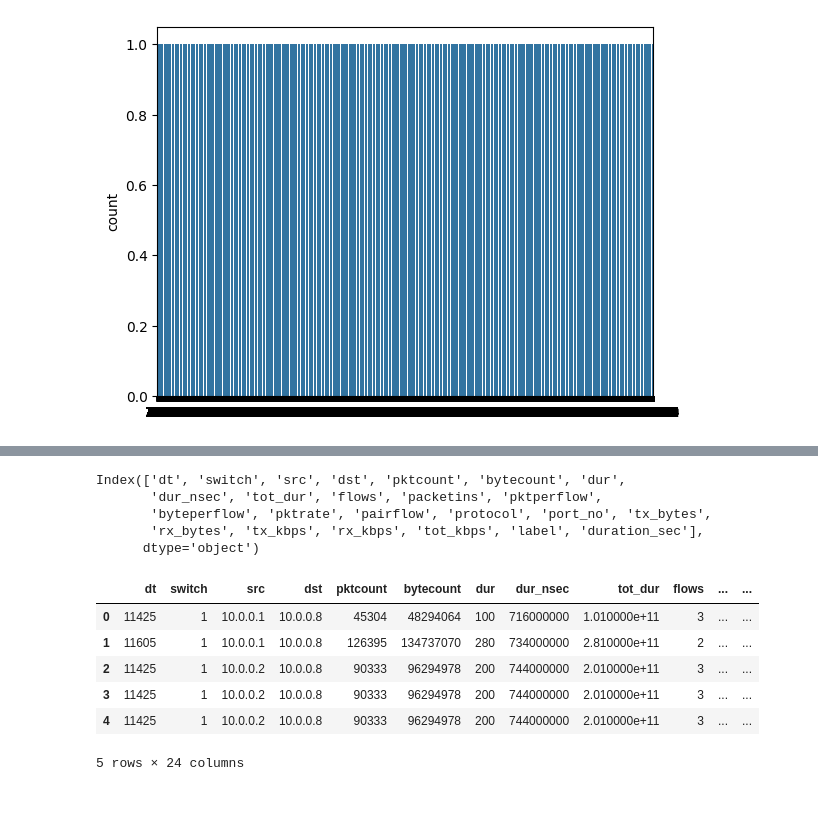
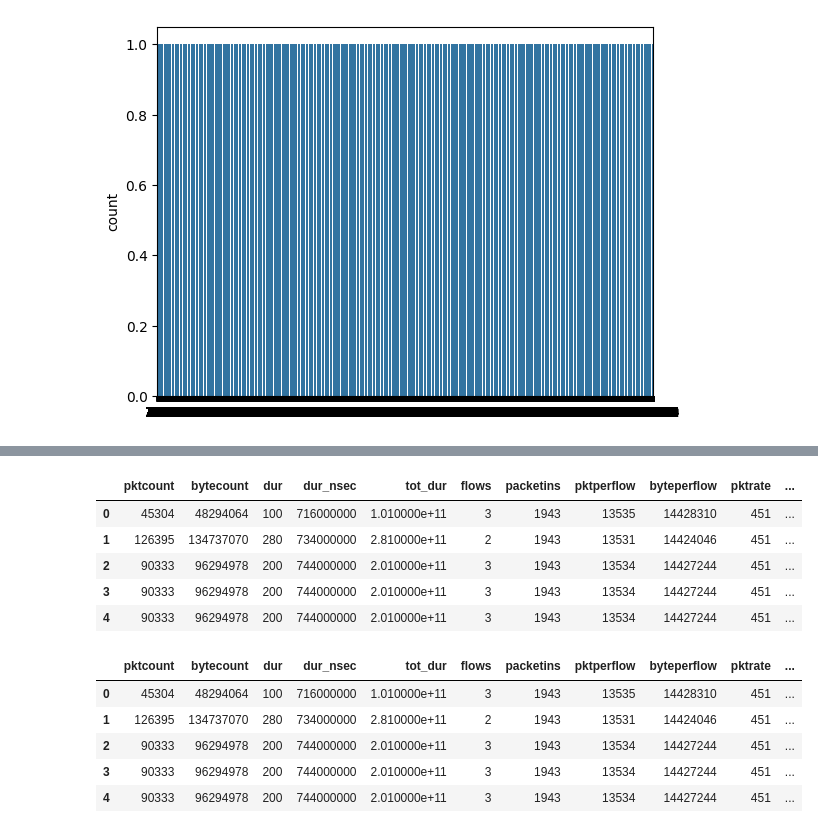
Before and after one commit to DatNguyenPT/sdn-ids, a Jupyter notebook: DDoS_SDN by Aiken Kazin/data.ipynb, the cells around one changed output, grey strips where cells are left out. Cells and saved outputs as stored; diff of their text form; code cells hidden in the pictures; blank space fills up the shorter version.

```diff
--- a/DDoS_SDN by Aiken Kazin/data.ipynb
+++ b/DDoS_SDN by Aiken Kazin/data.ipynb
@@ -56,5 +56,41 @@ sns.countplot(data.label)
 # %% [output]
 <Axes: ylabel='count'>
 [figure]
+# %%
+df1 = data.copy() # Keep original
+df2 = data.copy() # Smote
+# %%
+def process_col(df):
+    drop_cols = ['dt', 'src', 'dst', 'switch']
+    df = df.drop(columns=[c for c in drop_cols if c in df.columns], errors='ignore')
+
+    num_cols = df.select_dtypes(include=['number']).columns
+    df[num_cols] = df[num_cols].fillna(df[num_cols].median())
+
+    obj_cols = df.select_dtypes(include=['object']).columns
+    if len(obj_cols) > 0:
+        df[obj_cols] = df[obj_cols].fillna(df[obj_cols].mode().iloc[0])
+
+    if 'dur' in df.columns and 'dur_nsec' in df.columns:
+        df['duration_sec'] = df['dur'] + df['dur_nsec'] / 1e9
+    elif 'dur' in df.columns:
+        df['duration_sec'] = df['dur']
+    else:
+        df['duration_sec'] = 0
+
+    num_cols = [
+        'pktcount', 'bytecount', 'duration_sec', 'flows', 'packetins',
+        'pktperflow', 'byteperflow', 'pktrate', 'tx_bytes', 'rx_bytes',
+        'tx_kbps', 'rx_kbps', 'tot_kbps', 'port_no'
+    ]
+    num_cols = [c for c in num_cols if c in df.columns]
+
+    df[num_cols] = df[num_cols].apply(pd.to_numeric, errors='coerce')
+    df[num_cols] = df[num_cols].fillna(df[num_cols].median())
+
+    return df
+
+df1= process_col(df1)
+df2 = process_col(df2)
 # %%
 #### Let's support which columns NUMERIC and which is OBJECT
@@ -134,19 +187,19 @@ print(df['label'].unique())
-# %%
-print(df.columns)
-# %% [output]
-Index(['dt', 'switch', 'src', 'dst', 'pktcount', 'bytecount', 'dur',
-       'dur_nsec', 'tot_dur', 'flows', 'packetins', 'pktperflow',
-       'byteperflow', 'pktrate', 'pairflow', 'protocol', 'port_no', 'tx_bytes',
-       'rx_bytes', 'tx_kbps', 'rx_kbps', 'tot_kbps', 'label', 'duration_sec'],
-      dtype='object')
 # %%
-df.head()
+df1.head()
 # %% [output]
-|  | dt | switch | src | dst | pktcount | bytecount | dur | dur_nsec | tot_dur | flows | ... | ... |
-| 0 | 11425 | 1 | 10.0.0.1 | 10.0.0.8 | 45304 | 48294064 | 100 | 716000000 | 1.010000e+11 | 3 | ... | ... |
-| 1 | 11605 | 1 | 10.0.0.1 | 10.0.0.8 | 126395 | 134737070 | 280 | 734000000 | 2.810000e+11 | 2 | ... | ... |
-| 2 | 11425 | 1 | 10.0.0.2 | 10.0.0.8 | 90333 | 96294978 | 200 | 744000000 | 2.010000e+11 | 3 | ... | ... |
-| 3 | 11425 | 1 | 10.0.0.2 | 10.0.0.8 | 90333 | 96294978 | 200 | 744000000 | 2.010000e+11 | 3 | ... | ... |
-| 4 | 11425 | 1 | 10.0.0.2 | 10.0.0.8 | 90333 | 96294978 | 200 | 744000000 | 2.010000e+11 | 3 | ... | ... |
+|  | pktcount | bytecount | dur | dur_nsec | tot_dur | flows | packetins | pktperflow | byteperflow | pktrate | ... |
+| 0 | 45304 | 48294064 | 100 | 716000000 | 1.010000e+11 | 3 | 1943 | 13535 | 14428310 | 451 | ... |
+| 1 | 126395 | 134737070 | 280 | 734000000 | 2.810000e+11 | 2 | 1943 | 13531 | 14424046 | 451 | ... |
+| 2 | 90333 | 96294978 | 200 | 744000000 | 2.010000e+11 | 3 | 1943 | 13534 | 14427244 | 451 | ... |
+| 3 | 90333 | 96294978 | 200 | 744000000 | 2.010000e+11 | 3 | 1943 | 13534 | 14427244 | 451 | ... |
+| 4 | 90333 | 96294978 | 200 | 744000000 | 2.010000e+11 | 3 | 1943 | 13534 | 14427244 | 451 | ... |
-5 rows × 24 columns
+# %%
+df2.head()
+# %% [output]
+|  | pktcount | bytecount | dur | dur_nsec | tot_dur | flows | packetins | pktperflow | byteperflow | pktrate | ... |
+| 0 | 45304 | 48294064 | 100 | 716000000 | 1.010000e+11 | 3 | 1943 | 13535 | 14428310 | 451 | ... |
+| 1 | 126395 | 134737070 | 280 | 734000000 | 2.810000e+11 | 2 | 1943 | 13531 | 14424046 | 451 | ... |
+| 2 | 90333 | 96294978 | 200 | 744000000 | 2.010000e+11 | 3 | 1943 | 13534 | 14427244 | 451 | ... |
+| 3 | 90333 | 96294978 | 200 | 744000000 | 2.010000e+11 | 3 | 1943 | 13534 | 14427244 | 451 | ... |
+| 4 | 90333 | 96294978 | 200 | 744000000 | 2.010000e+11 | 3 | 1943 | 13534 | 14427244 | 451 | ... |
 # %%
```
Also changed, not shown: parts of 49 cells of this notebook, 9 other files.
